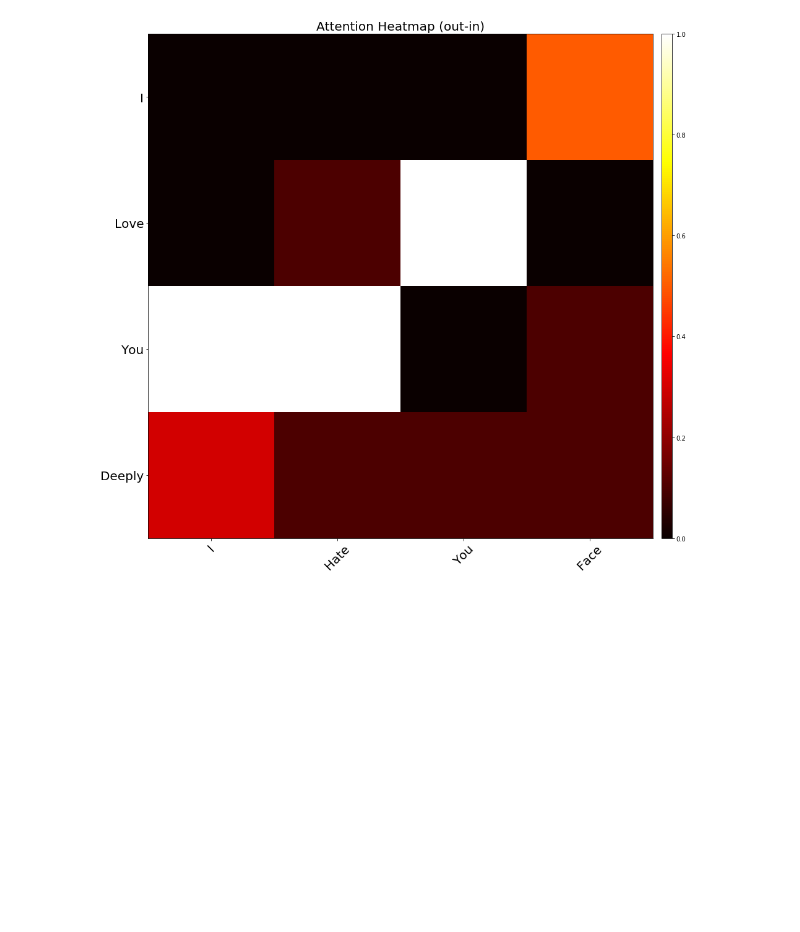
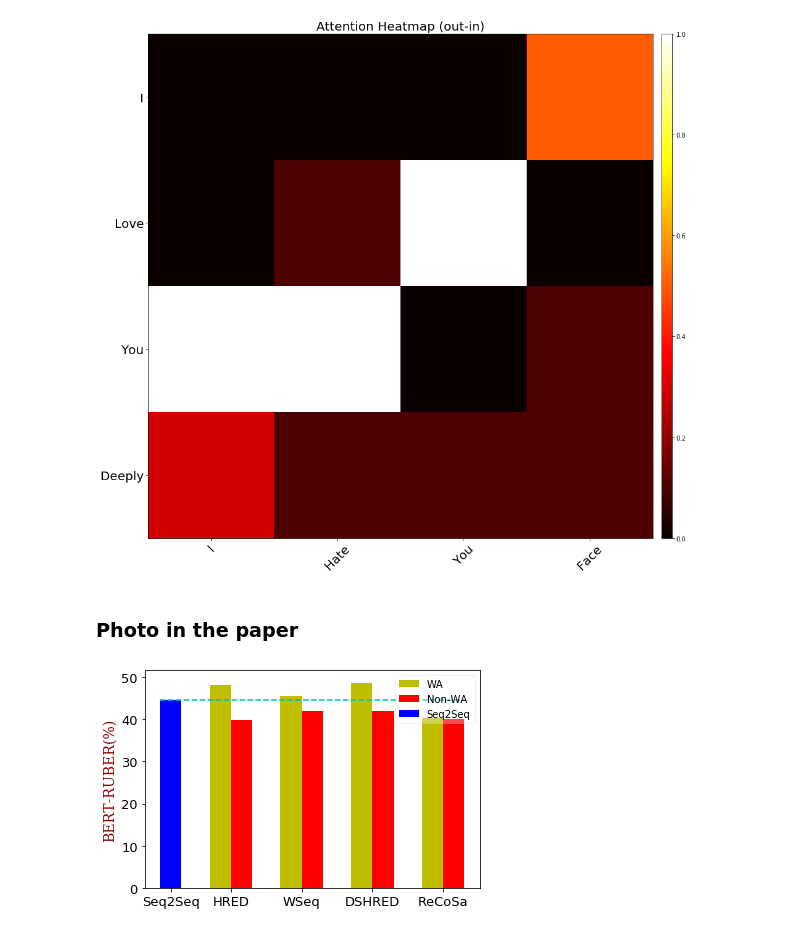
Before and after one commit to gmftbyGMFTBY/MultiTurnDialogZoo, a Jupyter notebook: analyse.ipynb, the cells around one changed output. Drawn from its saved outputs; the diff is of its cells as text; code cells hidden in the pictures; blank space fills up the shorter version.

```diff
--- a/analyse.ipynb
+++ b/analyse.ipynb
@@ -496,3 +759,61 @@ def load_pickle(dataset, model, string):
 dataset, model = 'dailydialog', 'HRAN'
 # %% [output]
 [figure]
+# %% [markdown]
+### Photo in the paper
+# %%
+import matplotlib.pyplot as plt
+import ipdb
+
+data = {
+        'dailydialog': {'HRED': 58.81, 'WSeq': 59.60, 'DSHRED': 62.10, 'ReCoSa': 62.53,
+                        'HRED-WA': 66.42, 'WSeq-WA': 66.52, 'DSHRED-WA': 67.72, 'ReCoSa-WA': 59.73,
+                        'Seq2Seq': 64.23},
+        'personachat': {'HRED': 40.74, 'WSeq': 42.06, 'DSHRED': 42.16, 'ReCoSa': 41.84,
+                        'HRED-WA': 42.97, 'WSeq-WA': 42.55, 'DSHRED-WA': 44.71, 'ReCoSa-WA': 42.97,
+                        'Seq2Seq': 42.48},
+        'empchat':     {'HRED': 39.95, 'WSeq': 41.95, 'DSHRED': 42.01, 'ReCoSa': 39.99,
+                        'HRED-WA': 48.04, 'WSeq-WA': 45.65, 'DSHRED-WA': 48.62, 'ReCoSa-WA': 40.37,
+                        'Seq2Seq': 44.63},
+        'dstc7':       {'HRED': 45.63, 'WSeq': 43.85, 'DSHRED': 45.88, 'ReCoSa': 46.44,
+                        'HRED-WA': 49.46, 'WSeq-WA': 48.43, 'DSHRED-WA': 50.15, 'ReCoSa-WA': 48.37,
+                        'Seq2Seq': 48.53}
+       }
+
+# name_list = ['Monday','Tuesday','Friday','Sunday']
+dataset = 'empchat'
+name_nwa = ['HRED', 'WSeq', 'DSHRED', 'ReCoSa']
+name_wa = ['HRED-WA', 'WSeq-WA', 'DSHRED-WA', 'ReCoSa-WA']
+num_wa = [data[dataset][i] for i in name_wa]
+num_nwa = [data[dataset][i] for i in name_nwa]
+num_s2s = [data[dataset][i] for i in ['Seq2Seq']]
+
+x = np.array(list(range(len(num_nwa)+1)))
+total_width, n = 0.6, 2
+width = total_width / n
+
+plt.bar(x[1:]-width, num_wa, width=width, label='WA', fc='y')
+plt.bar(x[1:], num_nwa, width=width, label='Non-WA', fc='r')
+plt.bar([x[0]], num_s2s, width=width, label='Seq2Seq', fc='b')
+
+xp = (x[1:] - width/2).tolist()
+xp = [x[0]] + xp
+plt.xticks(xp, ['Seq2Seq'] + name_nwa, fontsize=13)
+plt.yticks(fontsize=13)
+
+plt.ylim(0, max(num_wa) + 3)
+
+plt.hlines(num_s2s[0] - 0.1, 0-width/2, 4+width/2, colors = "c", linestyles = "dashed")
+
+leg = plt.legend(fontsize=10)
+leg.get_frame().set_alpha(0.3)
+
+font = {'family': 'serif',
+        'color':  'darkred',
+        'weight': 'normal',
+        'size': 14}
+plt.ylabel('BERT-RUBER(%)', fontdict=font)
+
+plt.savefig(f'./img/WA-NWA-{dataset}.png', format='png', dpi=1000)
+# %% [output]
+[figure, added]
```
Also changed, not shown: parts of 6 cells of this notebook, 21 other files.
